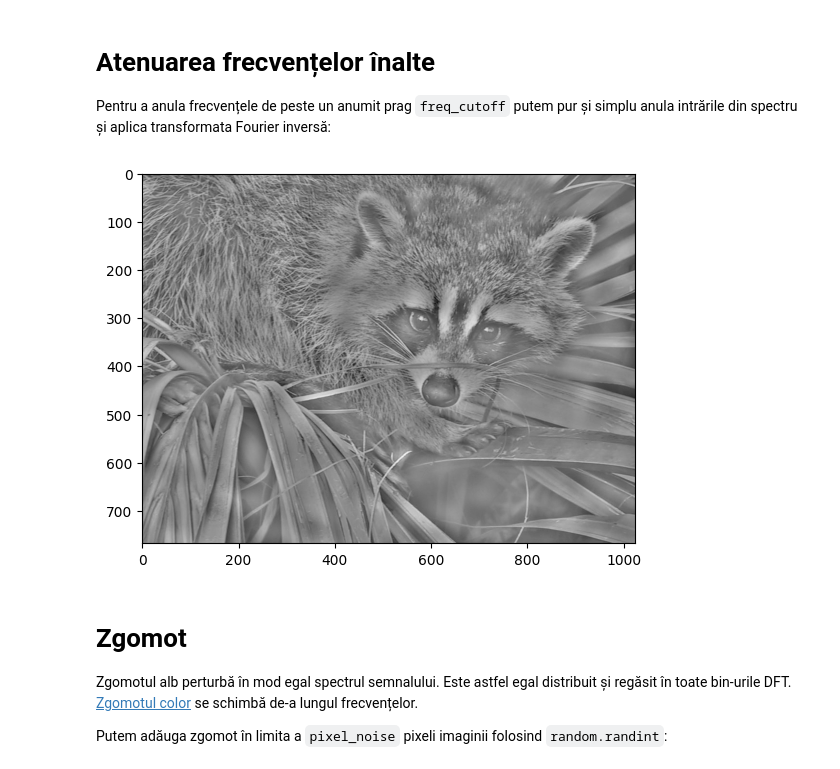
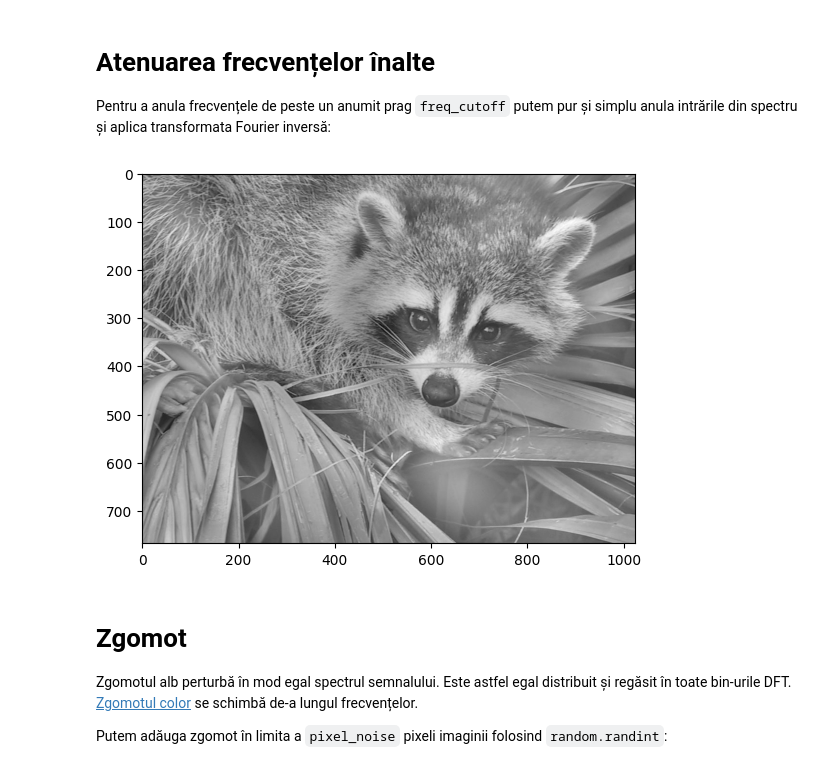
Before and after one commit to FIRCALiviu/PS, a Jupyter notebook: lab7/Procesarea Semnalelor (PS) - Laborator 07.ipynb, the cells around one changed output. Cells and saved outputs as stored; diff of their text form; code cells hidden in the pictures.

```diff
--- a/lab7/Procesarea Semnalelor (PS) - Laborator 07.ipynb
+++ b/lab7/Procesarea Semnalelor (PS) - Laborator 07.ipynb
@@ -71,17 +71,17 @@ plt.show()
 
 Pentru a anula frecvențele de peste un anumit prag `freq_cutoff` putem pur și simplu anula intrările din spectru și aplica transformata Fourier inversă:
 # %%
-freq_cutoff = 120
+freq_cutoff = 130
 
 Y_cutoff = Y.copy()
 Y_cutoff[freq_db > freq_cutoff] = 0
 X_cutoff = np.fft.ifft2(Y_cutoff)
 X_cutoff = np.real(X_cutoff)    # avoid rounding erros in the complex domain,
                                 # in practice use irfft2
 plt.imshow(X_cutoff, cmap=plt.cm.gray)
 plt.show()
 # %% [output]
-[figure, old version]
+[figure, new version]
 # %% [markdown]
 # Zgomot
 
```
Also changed, not shown: parts of 3 cells of this notebook, 15 other files.
